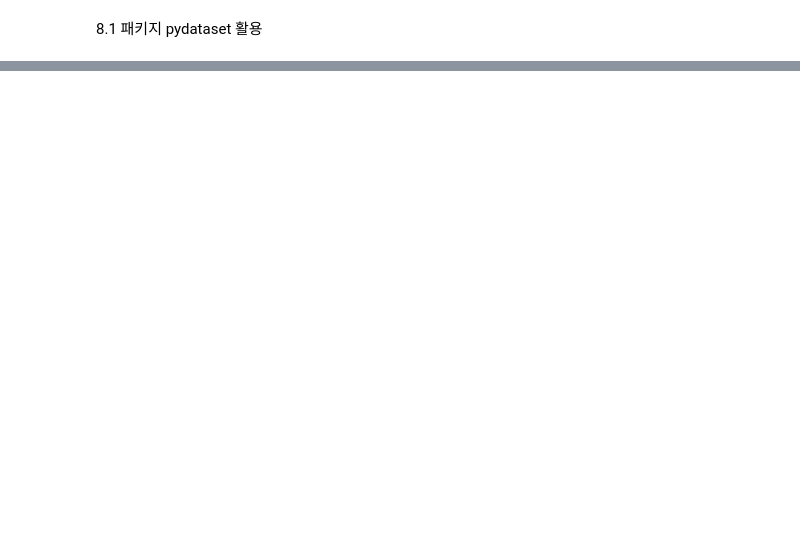
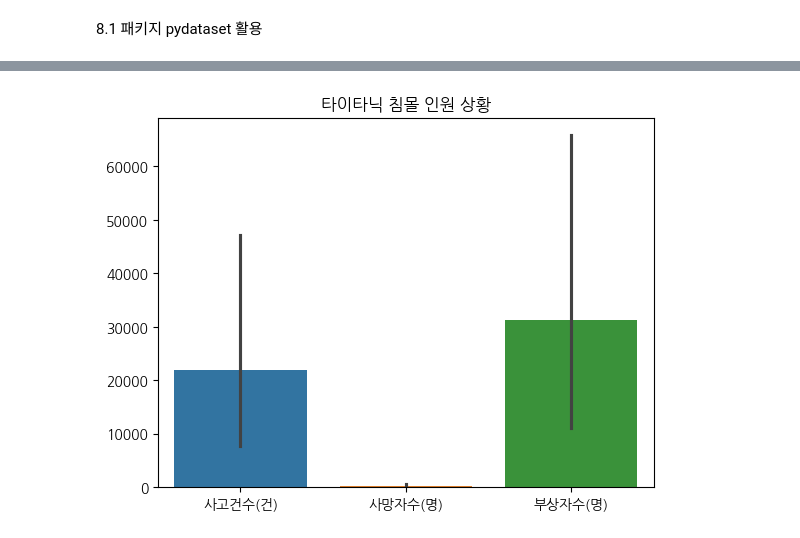
Before and after one commit to parksuejin1026/2026_BDA_Study, a Jupyter notebook: Week7/BDA_week7.ipynb, the cells around one changed output, grey strips where cells are left out. Cells and saved outputs as stored; diff of their text form; code cells hidden in the pictures; blank space fills up the shorter version.

```diff
--- a/Week7/BDA_week7.ipynb
+++ b/Week7/BDA_week7.ipynb
@@ -43,0 +245,3 @@ initiated datasets repo at: /root/.pydataset/
+# %%
+traffic = pd.read_csv("/content/2022년도시도별교통사고.csv", encoding = 'cp949',index_col = 0, skiprows = 1 ,thousands = ',')
+traffic.head()
@@ -43,0 +269,6 @@ initiated datasets repo at: /root/.pydataset/
+# %%
+sns.barplot(traffic)
+plt.title('타이타닉 침몰 인원 상황')
+plt.show()
+# %% [output]
+[figure, added]
```
Also changed, not shown: parts of 26 cells of this notebook.
